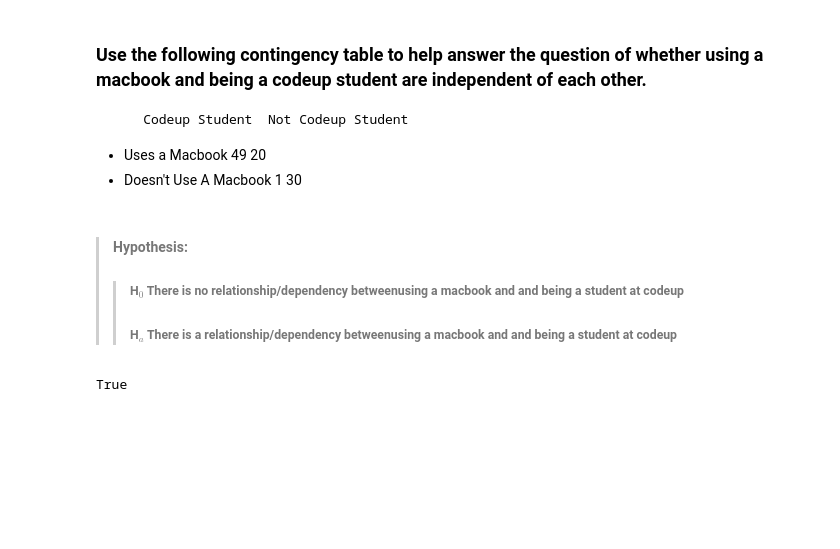
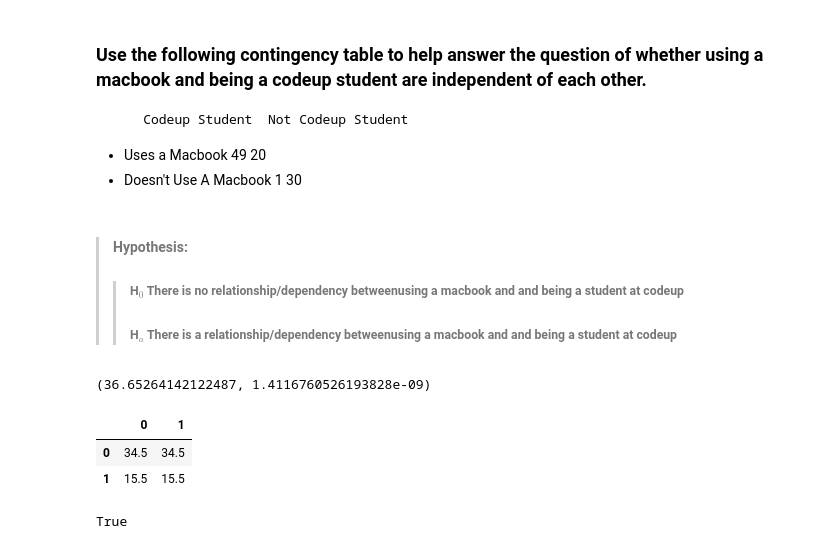
Before and after one commit to aaron-mv-moore/statistics-exercises, a Jupyter notebook: hypothesis_testing.ipynb, the cells around one changed output. Drawn from its saved outputs; the diff is of its cells as text; code cells hidden in the pictures; blank space fills up the shorter version.

```diff
--- a/hypothesis_testing.ipynb
+++ b/hypothesis_testing.ipynb
@@ -723,6 +748,16 @@ PearsonRResult(statistic=0.5352302262650255, pvalue=9.89409632221439e-15)
 observed = np.array([[49, 20], [1, 30]])
 # %%
 chi2, p, degf, expected = stats.chi2_contingency(observed)
+# %%
+chi2, p
+# %% [output]
+(36.65264142122487, 1.4116760526193828e-09)
+# %%
+pd.DataFrame(expected)
+# %% [output]
+|  | 0 | 1 |
+| 0 | 34.5 | 34.5 |
+| 1 | 15.5 | 15.5 |
 # %%
 p<α # There is a relationship
 # %% [output]
```
Also changed, not shown: parts of 12 cells of this notebook.
